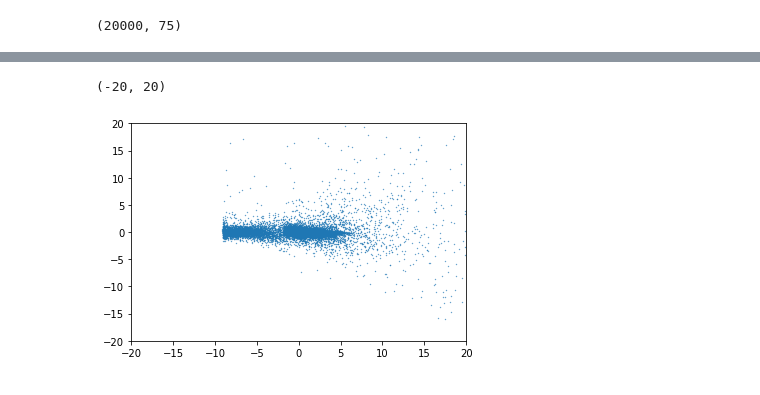
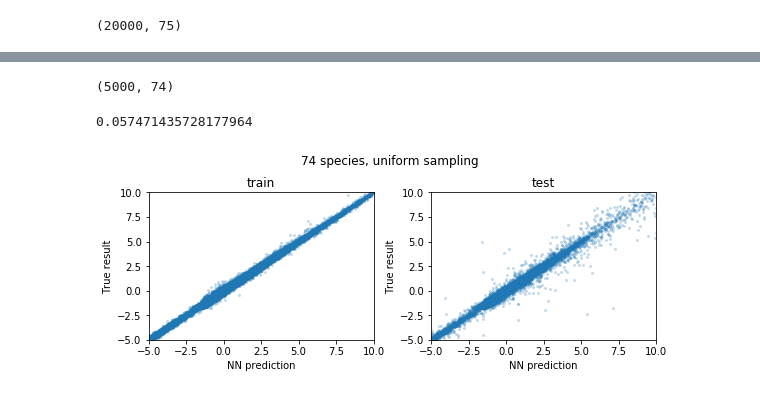
Before and after one commit to JiaweiZhuang/KPP, a Jupyter notebook: my_tests/saprc99/GPU-generate-data-and-fit.ipynb, the cells around one changed output, grey strips where cells are left out. Cells and saved outputs as stored; diff of their text form; code cells hidden in the pictures.

Commit message:
Improve the accuracy of random sampling example

```diff
--- a/my_tests/saprc99/GPU-generate-data-and-fit.ipynb
+++ b/my_tests/saprc99/GPU-generate-data-and-fit.ipynb
@@ -88,7 +88,7 @@ array([1.00024652, 1.00407032, 1.00001701, 1.00004065, 1.00006436,
 x_torch = Variable(torch.from_numpy(X_train).type(torch.FloatTensor).cuda())
 y_torch = Variable(torch.from_numpy(Y_train).type(torch.FloatTensor).cuda())
 # %%
-H1, H2 = 500, 500
+H1, H2 = 300, 300
 
 model = torch.nn.Sequential(
     torch.nn.Linear(75, H1),
@@ -190,7 +209,32 @@ plt.ylim(-20,20)
-# %%
-plt.scatter(Y_test, y_test_pred-Y_test, s=0.1)
-plt.xlim(-20,20)
-plt.ylim(-20,20)
-# %% [output]
-(-20, 20)
-[figure, removed]
+# %%
+y2_test_pred_origin= normalizer.inverse_transform(y_test_pred)
+y2_test_pred_origin.shape
+# %% [output]
+(5000, 74)
+# %%
+L1_test = error_norm(y2_test_pred_origin, y1_test) # test error varies across species
+L1_test.mean()
+# %% [output]
+0.057471435728177964
+# %%
+fig, axes = plt.subplots(1, 2, figsize=[8, 3])
+axes[0].scatter(y_pred_numpy, Y_train, s=4, alpha=0.2)
+axes[0].set_title('train')
+
+axes[1].scatter(y_test_pred, Y_test, s=4, alpha=0.2)
+axes[1].set_title('test')
+
+def tweak_ax(ax):
+    ax.set_xlim(-5, 10)
+    ax.set_ylim(-5, 10)
+    ax.set_xlabel('NN prediction')
+    ax.set_ylabel('True result')
+
+tweak_ax(axes[0])
+tweak_ax(axes[1])
+
+fig.suptitle('74 species, uniform sampling', y=1.05)
+fig.tight_layout()
+plt.savefig('saprc99_uniform_sampling.png', dpi=300)
+# %% [output]
+[figure, added]
```
Also changed, not shown: parts of 15 cells of this notebook.
